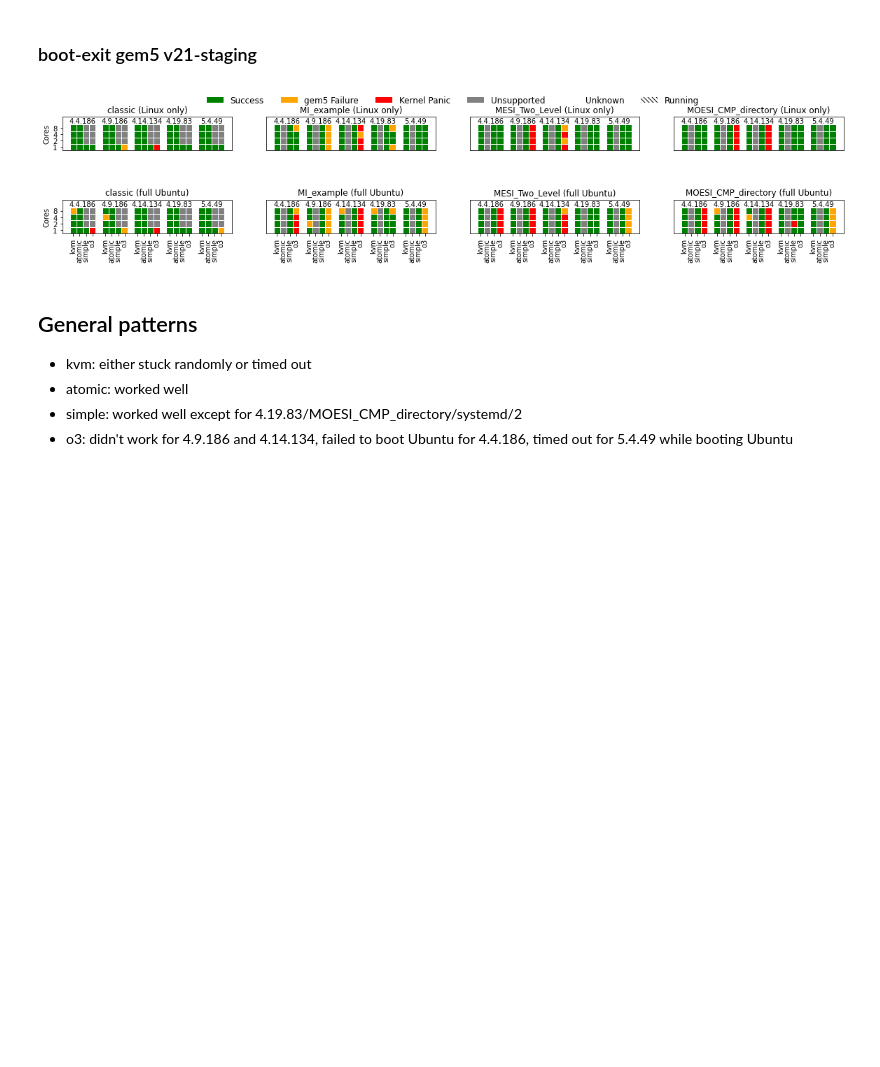
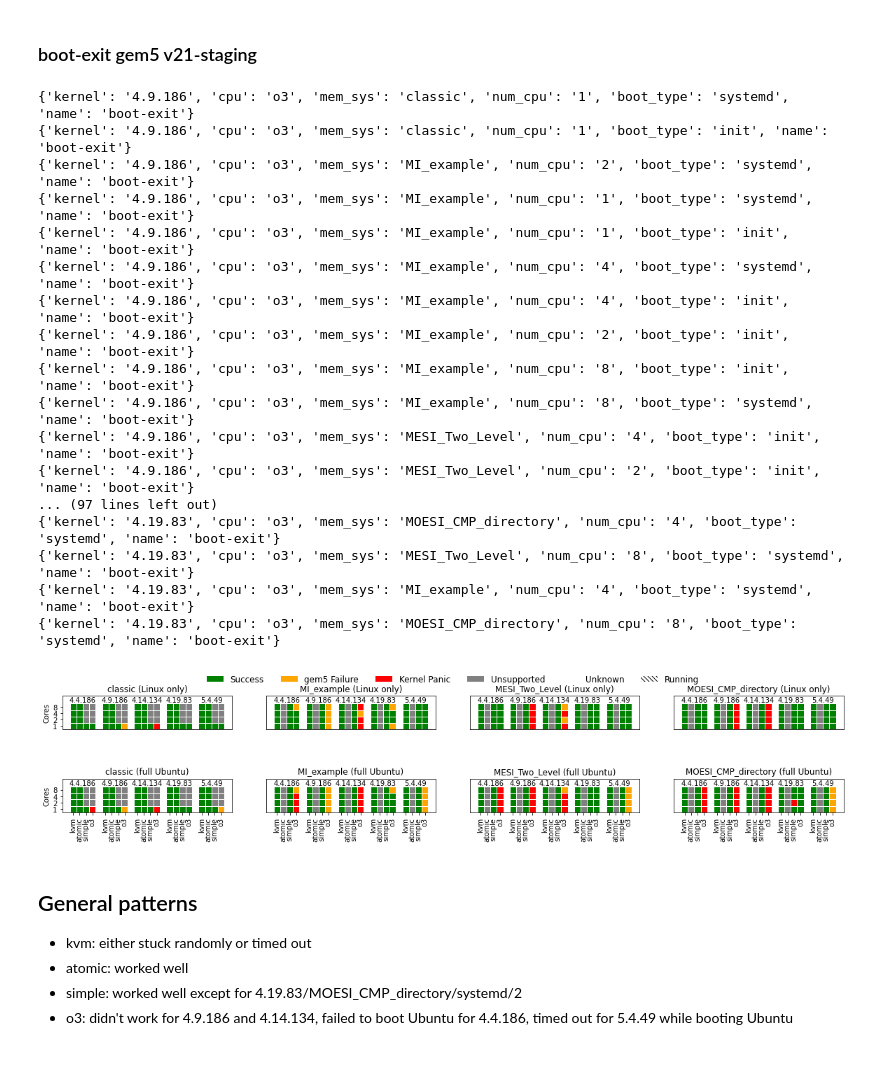
Before and after one commit to hnpl/gem5-status, a Jupyter notebook: gem5-v21-staging/status.ipynb, the cells around one changed output. Cells and saved outputs as stored; diff of their text form; code cells hidden in the pictures; blank space fills up the shorter version.

Commit message:
Update status for previously failed kvm runs
Signed-off-by: Hoa Nguyen <hoanguyen@ucdavis.edu>

```diff
--- a/gem5-v21-staging/status.ipynb
+++ b/gem5-v21-staging/status.ipynb
@@ -202,7 +184,7 @@ def patch_boot_exit_result(csv_file, boot_exit_status, all_runs_finished):
             if simout_has_success == "True":
                 boot_exit_status[kernel][cpu_type][mem_sys][num_cpus][boot_type] = Status.success
                 continue
-        boot_exit_status[kernel][cpu_type][mem_sys][num_cpus][boot_type] = Status.classify(status, kill_reason, running)
+        #boot_exit_status[kernel][cpu_type][mem_sys][num_cpus][boot_type] = Status.classify(status, kill_reason, running)
 # %% [markdown]
 ### boot-exit gem5 v21-staging
 # %%
@@ -216,6 +198,11 @@ boot_exit_input_space = {
 
 boot_exit_runs = get_benchmark_result("boot-exit", results)
 boot_exit_status = init_nd_dict(0, list(boot_exit_input_space.keys()), boot_exit_input_space, Status.unknown)
+
+# There are runs that failed due to kvm cpu got stuck randomly, and rerunning the run could result in a different result.
+# So, there are runs that are rerun and marked by a different name.
+# In this specific case, the original name of this set of runs is `lavandula-pedunculata`, and the set of runs containing the n^{th} reruns has the name of `lavandula-pedunculata;patch-n`
+boot_exit_status_version = init_nd_dict(0, list(boot_exit_input_space.keys()), boot_exit_input_space, -1)
 
 # determine unsupported combinations
 # for classic memory, simple and o3 with more than 1 core is not supported
@@ -241,9 +228,20 @@ for params, run in boot_exit_runs:
     mem_sys = params['mem_sys']
     num_cpus = params['num_cpu']
     boot_type = params['boot_type']
+
+    # this is specific to the way we name the set of runs as described above
+    run_name = run.name.split(";")
+    run_version = 0
+    if run_name[-1].startswith("patch"):
+        run_version = int(run_name[-1].split("-")[-1])
+
     if boot_exit_status[kernel][cpu_type][mem_sys][num_cpus][boot_type] == Status.unsupported:
         continue
-    boot_exit_status[kernel][cpu_type][mem_sys][num_cpus][boot_type] = Status.classify(run.status, run.kill_reason)
+    if run_version > boot_exit_status_version[kernel][cpu_type][mem_sys][num_cpus][boot_type]:
+        if run_version == 1 :
+            print(params)
+        boot_exit_status[kernel][cpu_type][mem_sys][num_cpus][boot_type] = Status.classify(run.status, run.kill_reason)
+        boot_exit_status_version[kernel][cpu_type][mem_sys][num_cpus][boot_type] = run_version
 
 patch_boot_exit_result("results.csv", boot_exit_status, all_runs_finished=True)
 
@@ -267,34 +265,51 @@ for mem_sys in boot_exit_input_space["mem_sys"]:
             data.append(row)
         data.append([Status.separator] * len(data[0]))
 
         qcolor(axes[n%2, n//2], data, Status.get_color_map(), Status.get_hatch_map())
 
         title1 = mem_sys
         title2 = "Linux only" if boot_type == "init" else "full Ubuntu"
         axes[n%2, n//2].set_title("{} ({})".format(title1, title2))
         axes[n%2, n//2].set_xticks([])
         axes[n%2, n//2].set_yticks([])
         for i in range(len(boot_exit_input_space["kernels"])):
             axes[n%2, n//2].text(1.5+i*5.0, 4.2, boot_exit_input_space["kernels"][i], horizontalalignment='center')
         if n%2 == 1:
             axes[n%2, n//2].set_xticks([i for i in range(len(data[0])) if i % 5 != 4])
             axes[n%2, n//2].set_xticklabels(col_labels, rotation=90)
         if n//2 == 0:
             axes[n%2, n//2].set_ylabel("Cores")
             axes[n%2, n//2].set_yticks([i+0.5 for i in range(len(boot_exit_input_space['num_cpus']))])
             axes[n%2, n//2].set_yticklabels(boot_exit_input_space['num_cpus'])
         n+=1
 
 # legends
 for label, color, hatch in zip(Status.get_legend_labels(), Status.get_color_map(), Status.get_hatch_map()):
     if hatch == '':
         plt.bar(0, 0, label=label, color=color)
     else:
         plt.bar(0, 0, label=label, color=color, hatch = hatch)
 plt.legend(bbox_to_anchor=(-1.3,4.3), loc="upper center", ncol=Status.n_cats, prop={'size': 12}, frameon=0)
 plt.show()
 # %% [output]
+{'kernel': '4.9.186', 'cpu': 'o3', 'mem_sys': 'classic', 'num_cpu': '1', 'boot_type': 'systemd', 'name': 'boot-exit'}
+{'kernel': '4.9.186', 'cpu': 'o3', 'mem_sys': 'classic', 'num_cpu': '1', 'boot_type': 'init', 'name': 'boot-exit'}
+{'kernel': '4.9.186', 'cpu': 'o3', 'mem_sys': 'MI_example', 'num_cpu': '2', 'boot_type': 'systemd', 'name': 'boot-exit'}
+{'kernel': '4.9.186', 'cpu': 'o3', 'mem_sys': 'MI_example', 'num_cpu': '1', 'boot_type': 'systemd', 'name': 'boot-exit'}
+{'kernel': '4.9.186', 'cpu': 'o3', 'mem_sys': 'MI_example', 'num_cpu': '1', 'boot_type': 'init', 'name': 'boot-exit'}
+{'kernel': '4.9.186', 'cpu': 'o3', 'mem_sys': 'MI_example', 'num_cpu': '4', 'boot_type': 'systemd', 'name': 'boot-exit'}
+{'kernel': '4.9.186', 'cpu': 'o3', 'mem_sys': 'MI_example', 'num_cpu': '4', 'boot_type': 'init', 'name': 'boot-exit'}
+{'kernel': '4.9.186', 'cpu': 'o3', 'mem_sys': 'MI_example', 'num_cpu': '2', 'boot_type': 'init', 'name': 'boot-exit'}
+{'kernel': '4.9.186', 'cpu': 'o3', 'mem_sys': 'MI_example', 'num_cpu': '8', 'boot_type': 'init', 'name': 'boot-exit'}
+{'kernel': '4.9.186', 'cpu': 'o3', 'mem_sys': 'MI_example', 'num_cpu': '8', 'boot_type': 'systemd', 'name': 'boot-exit'}
+{'kernel': '4.9.186', 'cpu': 'o3', 'mem_sys': 'MESI_Two_Level', 'num_cpu': '4', 'boot_type': 'init', 'name': 'boot-exit'}
+{'kernel': '4.9.186', 'cpu': 'o3', 'mem_sys': 'MESI_Two_Level', 'num_cpu': '2', 'boot_type': 'init', 'name': 'boot-exit'}
+... (97 lines left out)
+{'kernel': '4.19.83', 'cpu': 'o3', 'mem_sys': 'MOESI_CMP_directory', 'num_cpu': '4', 'boot_type': 'systemd', 'name': 'boot-exit'}
+{'kernel': '4.19.83', 'cpu': 'o3', 'mem_sys': 'MESI_Two_Level', 'num_cpu': '8', 'boot_type': 'systemd', 'name': 'boot-exit'}
+{'kernel': '4.19.83', 'cpu': 'o3', 'mem_sys': 'MI_example', 'num_cpu': '4', 'boot_type': 'systemd', 'name': 'boot-exit'}
+{'kernel': '4.19.83', 'cpu': 'o3', 'mem_sys': 'MOESI_CMP_directory', 'num_cpu': '8', 'boot_type': 'systemd', 'name': 'boot-exit'}
-[figure, old version]
+[figure, new version]
 # %% [markdown]
 ## General patterns
 -  kvm: either stuck randomly or timed out
```
Also changed, not shown: parts of 1 cell of this notebook.
